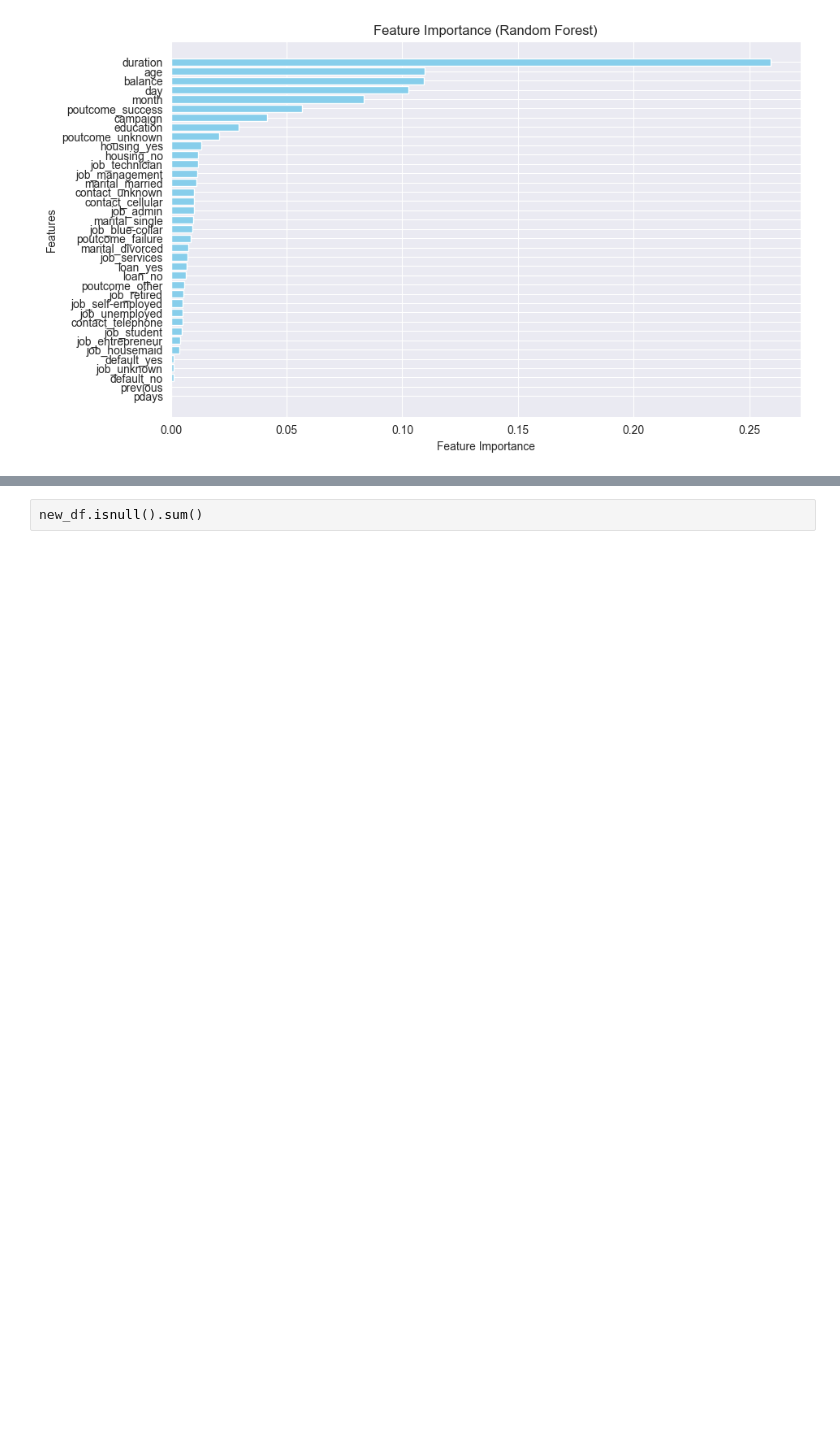
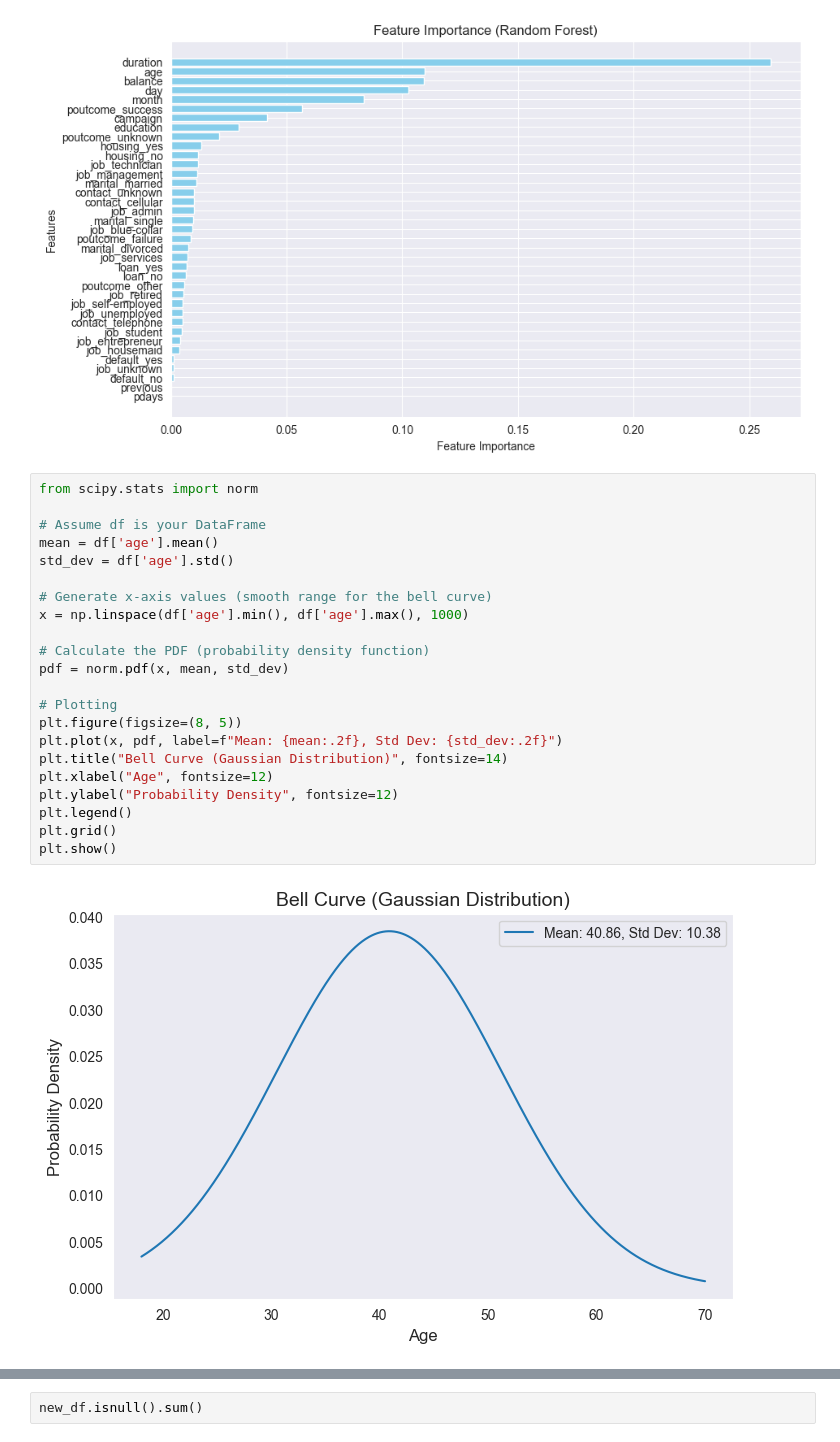
Before and after one commit to BinaraMendis7/Machine-learning, a Jupyter notebook: Feature_Engineering.ipynb, the cells around one changed output, grey strips where cells are left out. Saved outputs shown, nothing was run; the diff lists cells and outputs as text; blank space fills up the shorter version.

Commit message:
vissualize the distributions of the features

```diff
--- a/Feature_Engineering.ipynb
+++ b/Feature_Engineering.ipynb
@@ -382,3 +381,27 @@ plt.show()
 8            previous    0.000000
 7               pdays    0.000000
 [figure]
+# %%
+from scipy.stats import norm
+
+# Assume df is your DataFrame
+mean = df['age'].mean()
+std_dev = df['age'].std()
+
+# Generate x-axis values (smooth range for the bell curve)
+x = np.linspace(df['age'].min(), df['age'].max(), 1000)
+
+# Calculate the PDF (probability density function)
+pdf = norm.pdf(x, mean, std_dev)
+
+# Plotting
+plt.figure(figsize=(8, 5))
+plt.plot(x, pdf, label=f"Mean: {mean:.2f}, Std Dev: {std_dev:.2f}")
+plt.title("Bell Curve (Gaussian Distribution)", fontsize=14)
+plt.xlabel("Age", fontsize=12)
+plt.ylabel("Probability Density", fontsize=12)
+plt.legend()
+plt.grid()
+plt.show()
+# %% [output]
+[figure, added]
```
Also changed, not shown: parts of 6 cells of this notebook, 1 other file.
